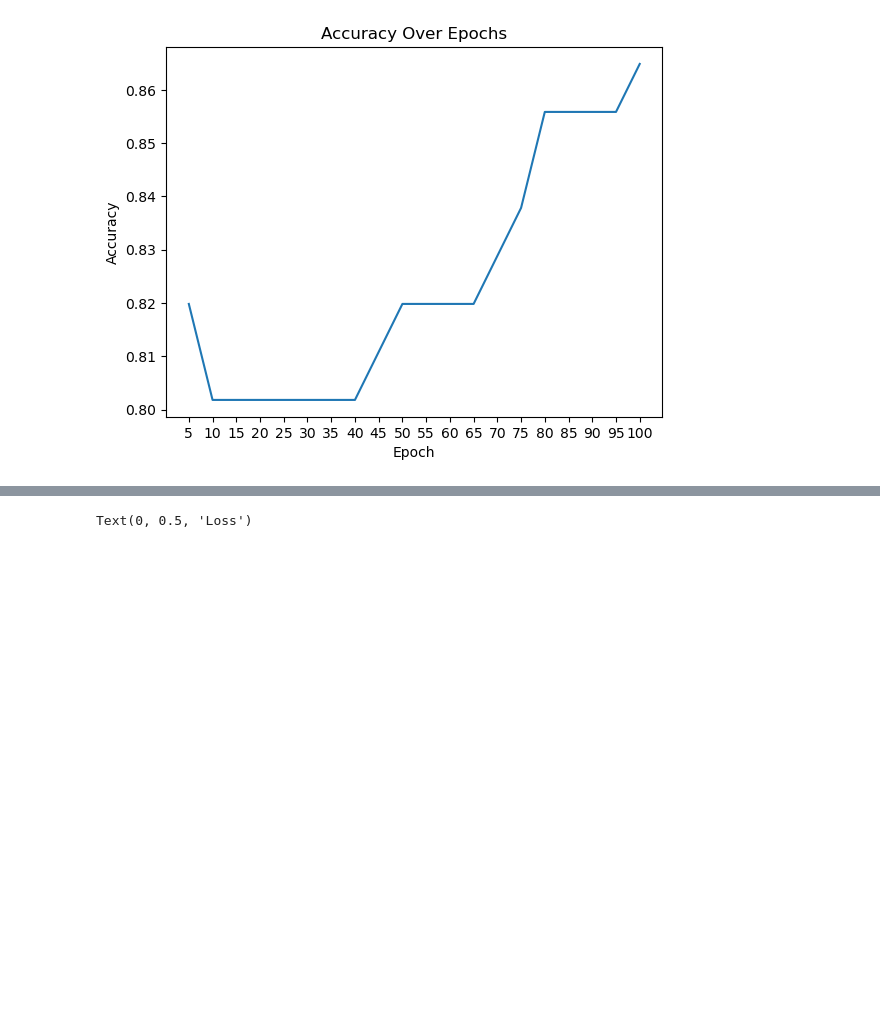
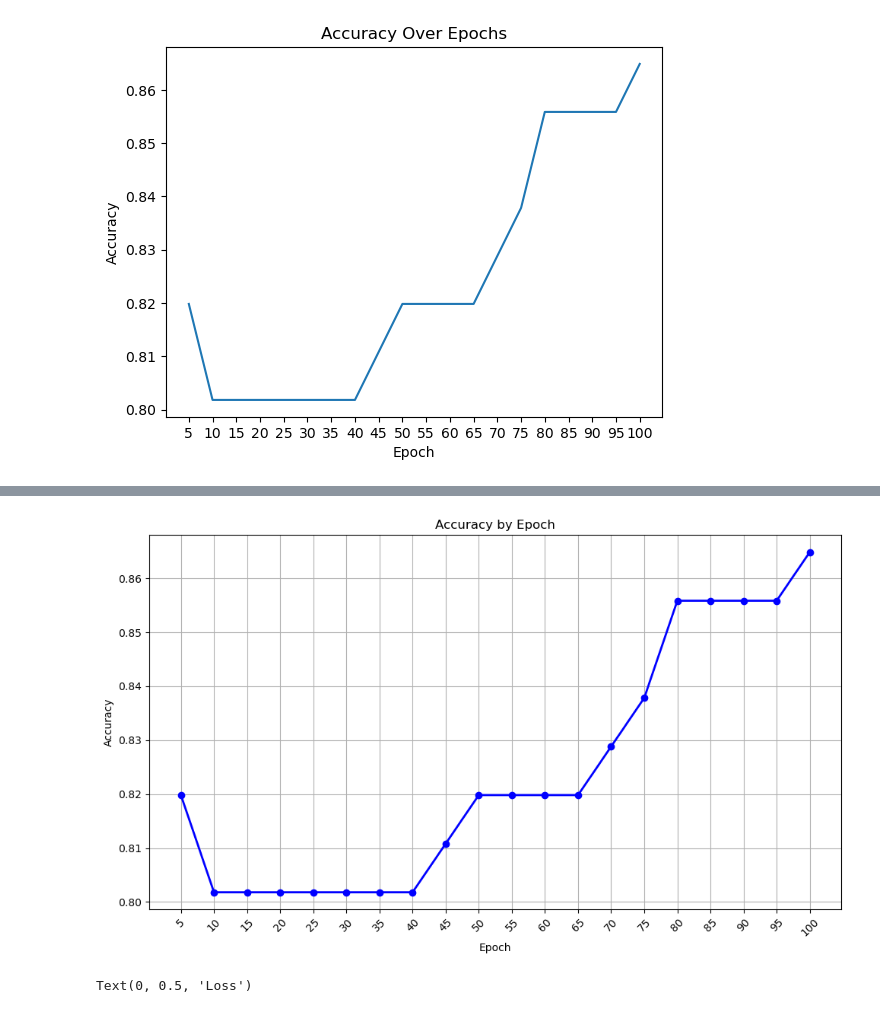
Before and after one commit to andrew-fellowes/project-four-testing-ovarian-cancer, a Jupyter notebook: Mongo_db_files-Roberto_Copy/python_db_test_result.ipynb, the cells around one changed output, grey strips where cells are left out. Drawn from its saved outputs; the diff is of its cells as text; code cells hidden in the pictures; blank space fills up the shorter version.

Commit message:
Created Plots

```diff
--- a/Mongo_db_files-Roberto_Copy/python_db_test_result.ipynb
+++ b/Mongo_db_files-Roberto_Copy/python_db_test_result.ipynb
@@ -216,3 +219,16 @@ plt.ylabel('Accuracy')
 # %% [output]
 Text(0, 0.5, 'Accuracy')
 [figure]
+# %%
+
+# Sample data
+columns = accuracy_df.columns.tolist()
+values = accuracy_df.iloc[0].tolist()
+
+# Create a vertical table DataFrame
+accuracy_table = pd.DataFrame({'Epoch': columns, 'Accuracy': values})
+
+# Display the vertical table DataFrame
+df_accuracy_table=accuracy_table
+
+df_accuracy_table.head(20)
@@ -219,3 +253,16 @@ Text(0, 0.5, 'Accuracy')
+# %%
+# Plot the data as a line chart
+plt.figure(figsize=(10, 6))
+plt.plot(accuracy_table['Epoch'], accuracy_table['Accuracy'], marker='o', color='blue', linestyle='-', linewidth=2)
+plt.title('Accuracy by Epoch')
+plt.xlabel('Epoch')
+plt.ylabel('Accuracy')
+plt.grid(True)
+plt.xticks(rotation=45)  # Rotate x-axis labels for better readability
+plt.tight_layout()
+plt.show()
+# %% [output]
+[figure, added]
 # %%
 columns = loss_df.columns.tolist()
 values = loss_df.iloc[0].tolist()
```
Also changed, not shown: parts of 11 cells of this notebook, 5 other files.
